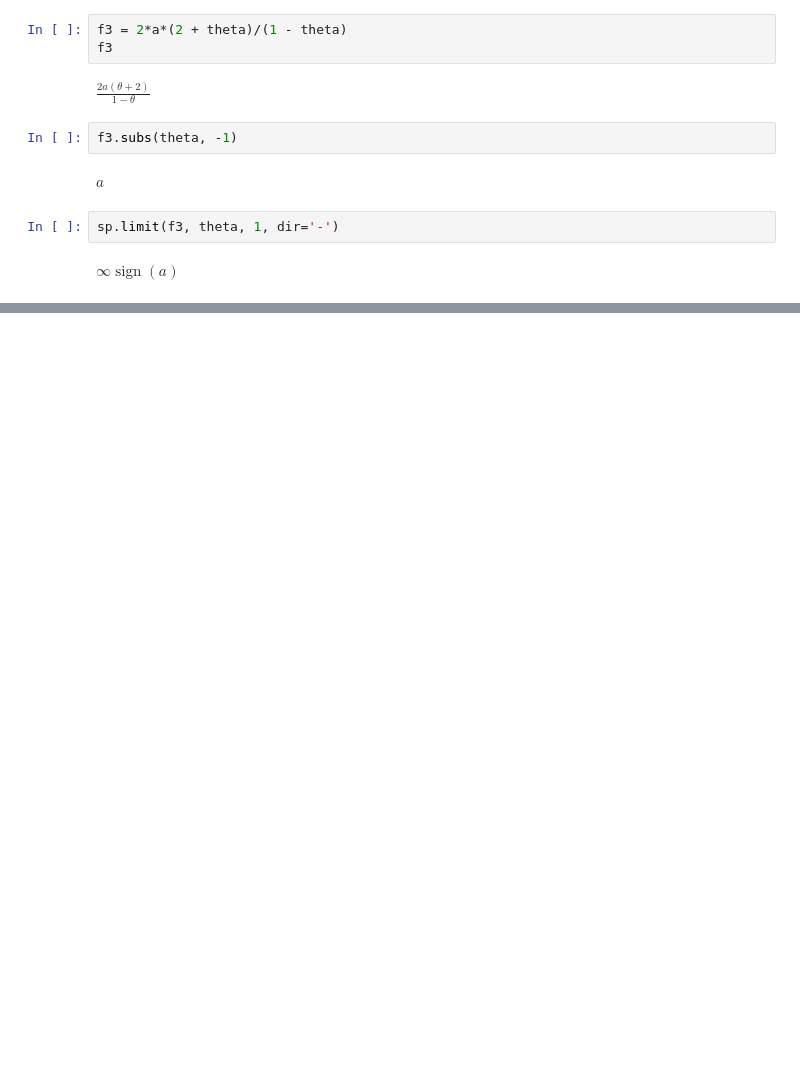
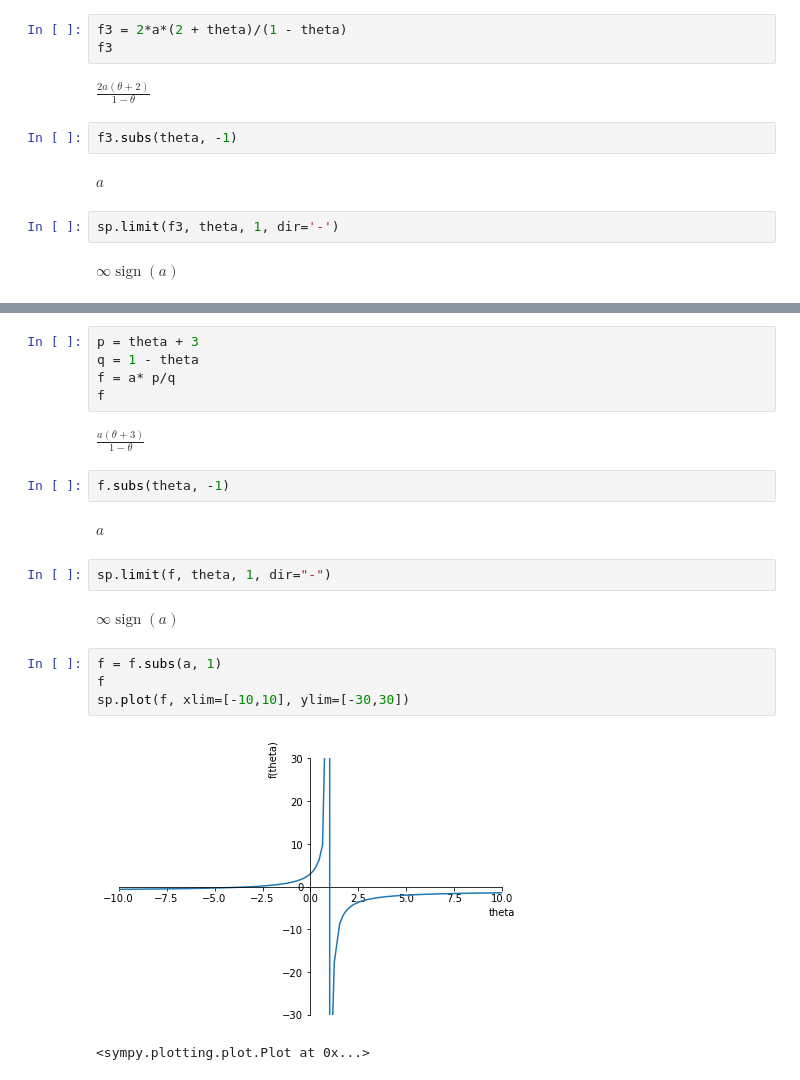
Before and after one commit to fabian-kutschera/P10_NDiES, a Jupyter notebook: SEAS/InfiniteLineElementxi.ipynb, the cells around one changed output, grey strips where cells are left out. Saved outputs shown, nothing was run; the diff lists cells and outputs as text; blank space fills up the shorter version.

```diff
--- a/SEAS/InfiniteLineElementxi.ipynb
+++ b/SEAS/InfiniteLineElementxi.ipynb
@@ -93,0 +98,22 @@ sp.plot(f3, ylim=[-30,30])
+# %%
+p = theta + 3
+q = 1 - theta
+f = a* p/q
+f
+# %% [output]
+$\displaystyle \frac{a \left(\theta + 3\right)}{1 - \theta}$
+# %%
+f.subs(theta, -1)
+# %% [output]
+$\displaystyle a$
+# %%
+sp.limit(f, theta, 1, dir="-")
+# %% [output]
+$\displaystyle \infty \operatorname{sign}{\left(a \right)}$
+# %%
+f = f.subs(a, 1)
+f
+sp.plot(f, xlim=[-10,10], ylim=[-30,30])
+# %% [output]
+[figure, added]
+<sympy.plotting.plot.Plot at 0x...>
```
Also changed, not shown: parts of 5 cells of this notebook.
